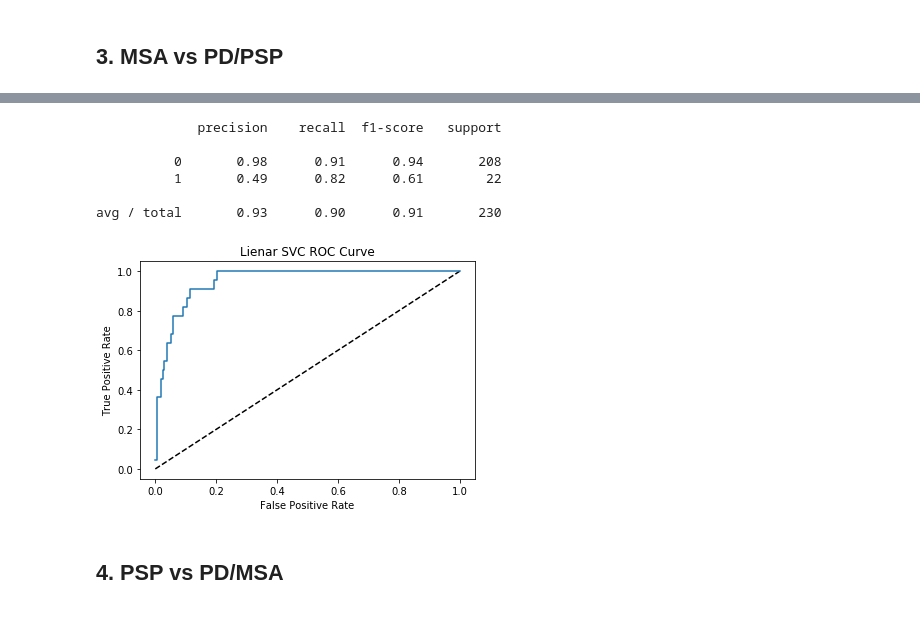
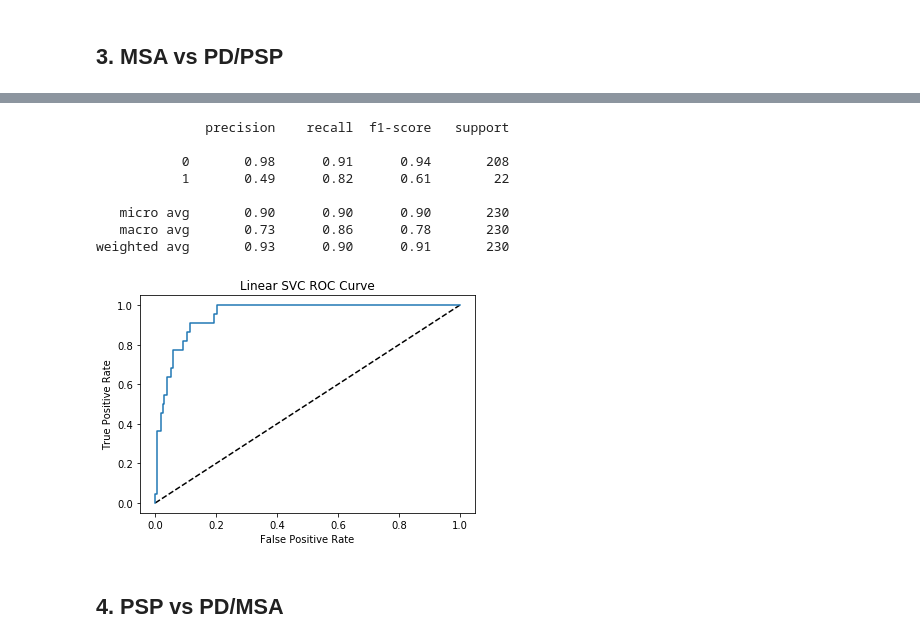
Before and after one commit to jtbricker/parkinsons-ml, a Jupyter notebook: Phase2/2019-01-05_LinearSVC_DataRoundup.ipynb, the cells around one changed output, grey strips where cells are left out. Drawn from its saved outputs; the diff is of its cells as text; code cells hidden in the pictures.

```diff
--- a/Phase2/2019-01-05_LinearSVC_DataRoundup.ipynb
+++ b/Phase2/2019-01-05_LinearSVC_DataRoundup.ipynb
@@ -283,9 +328,9 @@ data3 = group_classes(data3, {1:0, 3:0, 2:1})
 y3 = data3['GroupID']
 X3 = data3.drop(['GroupID'], axis=1)
 
-X_train3, X_test3, Y_train3, Y_test3 = train_test_split(X3, y3, test_size=0.35, random_state=42)
+X_train3, X_test3, Y_train3, Y_test3 = train_test_split(X3, y3, test_size=_test_size, random_state=42)
 
-best3 = grid_search_optimization(clf, param_grid, X_train3, Y_train3, X_test3, Y_test3, cv=5, scoring='f1_micro')
+best3 = grid_search_optimization(clf, param_grid, X_train3, Y_train3, X_test3, Y_test3, cv=_cv, scoring=_scoring)
 # %% [output]
 # Tuning hyper-parameters for f1_micro
 
@@ -316,32 +400,15 @@ plot_coefficients(model, feature_names)
-# %%
-from sklearn.metrics import roc_curve
-model = Pipeline([
-    ('Scaler', StandardScaler()),
-    ('classifier', SVC(kernel='linear', probability=True, C=0.0023357214690901212, class_weight='balanced'))
-])
-model.fit(X_train3, Y_train3)
-
-y_true, y_pred = Y_test3, model.predict(X_test3)
-print(classification_report(y_true, y_pred))
-
-y_pred_prob = model.predict_proba(X_test3)[:,1]
-
-fpr, tpr, thresholds = roc_curve(Y_test3, y_pred_prob)
-
-plt.plot([0,1],[0,1], 'k--')
-plt.plot(fpr, tpr, label='Linear SVC')
-plt.xlabel('False Positive Rate')
-plt.ylabel('True Positive Rate')
-plt.title('Lienar SVC ROC Curve')
-plt.show()
-# %% [output]
-             precision    recall  f1-score   support
-
-          0       0.98      0.91      0.94       208
-          1       0.49      0.82      0.61        22
-
-avg / total       0.93      0.90      0.91       230
-[figure, removed]
+# %%
+plot_roc(best3.best_estimator_, X_test3, Y_test3)
+# %% [output]
+              precision    recall  f1-score   support
+
+           0       0.98      0.91      0.94       208
+           1       0.49      0.82      0.61        22
+
+   micro avg       0.90      0.90      0.90       230
+   macro avg       0.73      0.86      0.78       230
+weighted avg       0.93      0.90      0.91       230
+[figure, added]
 # %% [markdown]
 ## 4. PSP vs PD/MSA
 # %%
```
Also changed, not shown: parts of 23 cells of this notebook.
